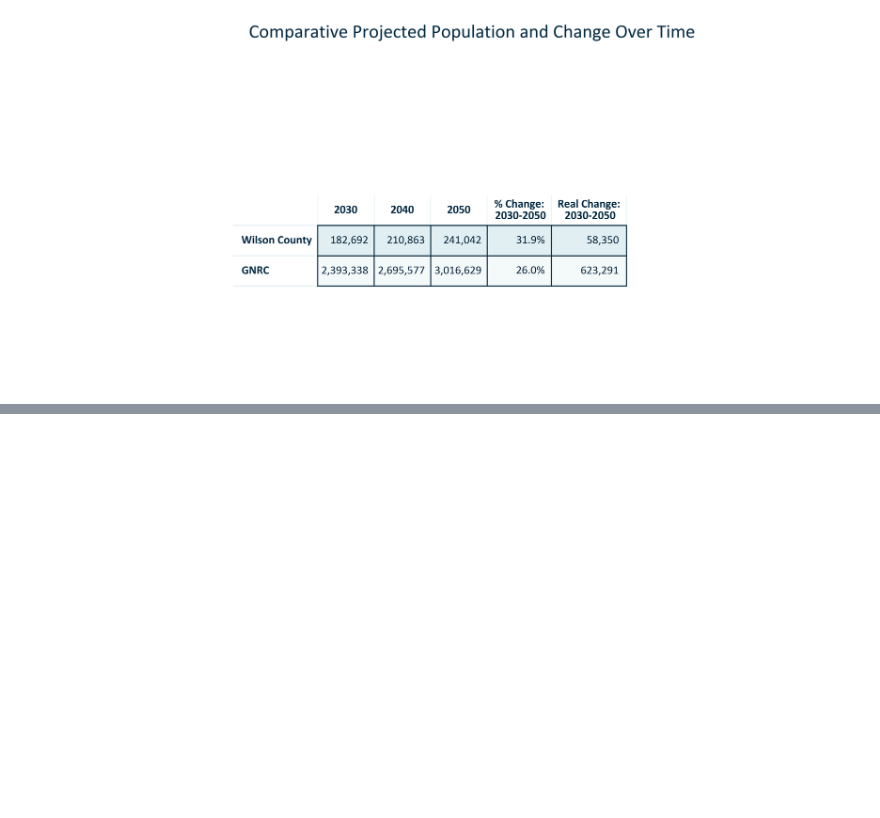
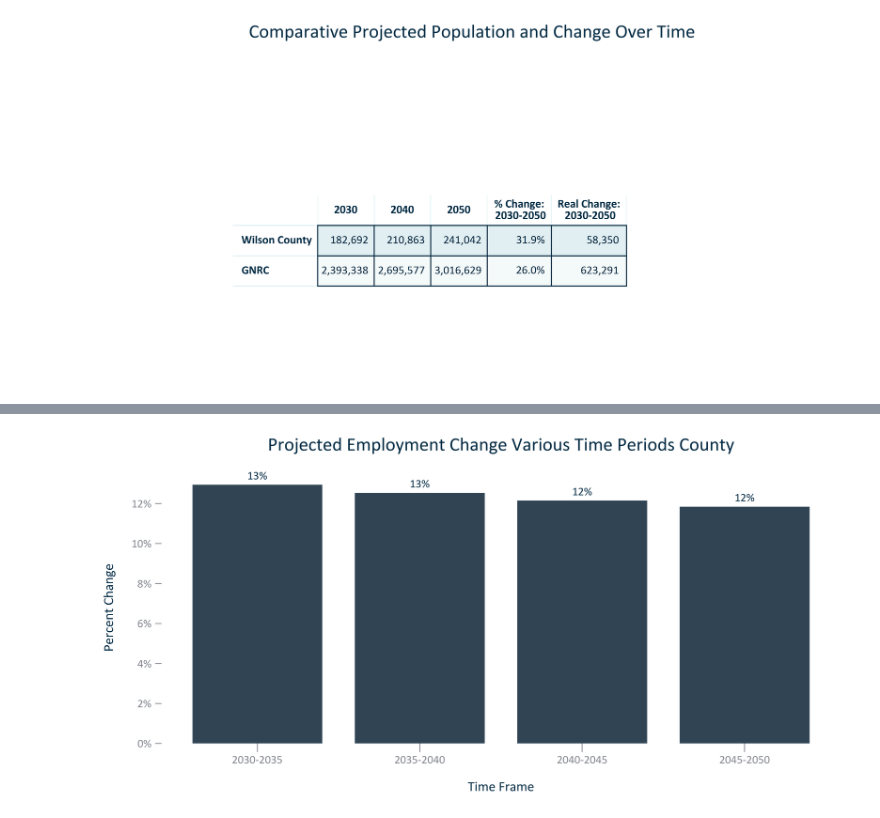
Before and after one commit to Greater-Nashville-Regional-Council/Comprehensive-Plan-Wilson-County, a Jupyter notebook: Technical Document Figure Generation/Woods and Poole.ipynb, the cells around one changed output, grey strips where cells are left out. Cells and saved outputs as stored; diff of their text form; code cells hidden in the pictures; blank space fills up the shorter version.

```diff
--- a/Technical Document Figure Generation/Woods and Poole.ipynb
+++ b/Technical Document Figure Generation/Woods and Poole.ipynb
@@ -335,0 +453,30 @@ plt.close();
+# %%
+title = 'Projected Employment Change Various Time Periods County' #Unincorporated
+df_temp = projectedemp.loc[projectedemp['NAME'] == county] #unincorporated
+df_temp = df_temp.loc[df_temp['Time Frame'] != 'None']
+df_temp = df_temp.loc[(df_temp['Time Frame'] == '2030-2035')|(df_temp['Time Frame'] == '2035-2040')|(df_temp['Time Frame'] == '2040-2045')|
+                      (df_temp['Time Frame'] == '2045-2050')]
+df_temp = df_temp.loc[df_temp['Employment % Change'].notnull()]
+df_temp = df_temp[['NAME', 'Time Frame', 'Employment Change', 'Employment % Change']]
+xinput = 'Time Frame'
+yinput = 'Employment % Change'
+xlabel = xinput
+ylabel = 'Percent Change'
+x = df_temp[xinput]
+y = df_temp[yinput]
+#initiate figure and set parameters
+fig, ax = plt.subplots()
+ax.bar(x, y)
+ax.set(title = title, xlabel = xlabel, ylabel = ylabel) #set the title and axes labels
+ax.yaxis.set_major_formatter(ticker.StrMethodFormatter(percentnodecimalformat)) #y axis formatting
+#data labels
+singledatalabels(0, 5, "{:,.0f}%", n = 1, start_idx = 0)
+#display and save
+fig.savefig('../Figures/EMP_bar_primarygeo_percentchangeprojectedemployment_overtime.svg', bbox_inches='tight')
+fig.savefig('../Figures/EMP_bar_primarygeo_percentchangeprojectedemployment_overtime.png', bbox_inches='tight')
+with open('../Figures/EMP_bar_primarygeo_percentchangeprojectedemployment_overtime.txt', 'w') as text_file:
+    text_file.write('Citation: Woods and Poole Population Projections')
+plt.show()
+plt.close();
+# %% [output]
+[figure, added]
```
Also changed, not shown: parts of 13 cells of this notebook, 1 other file.
